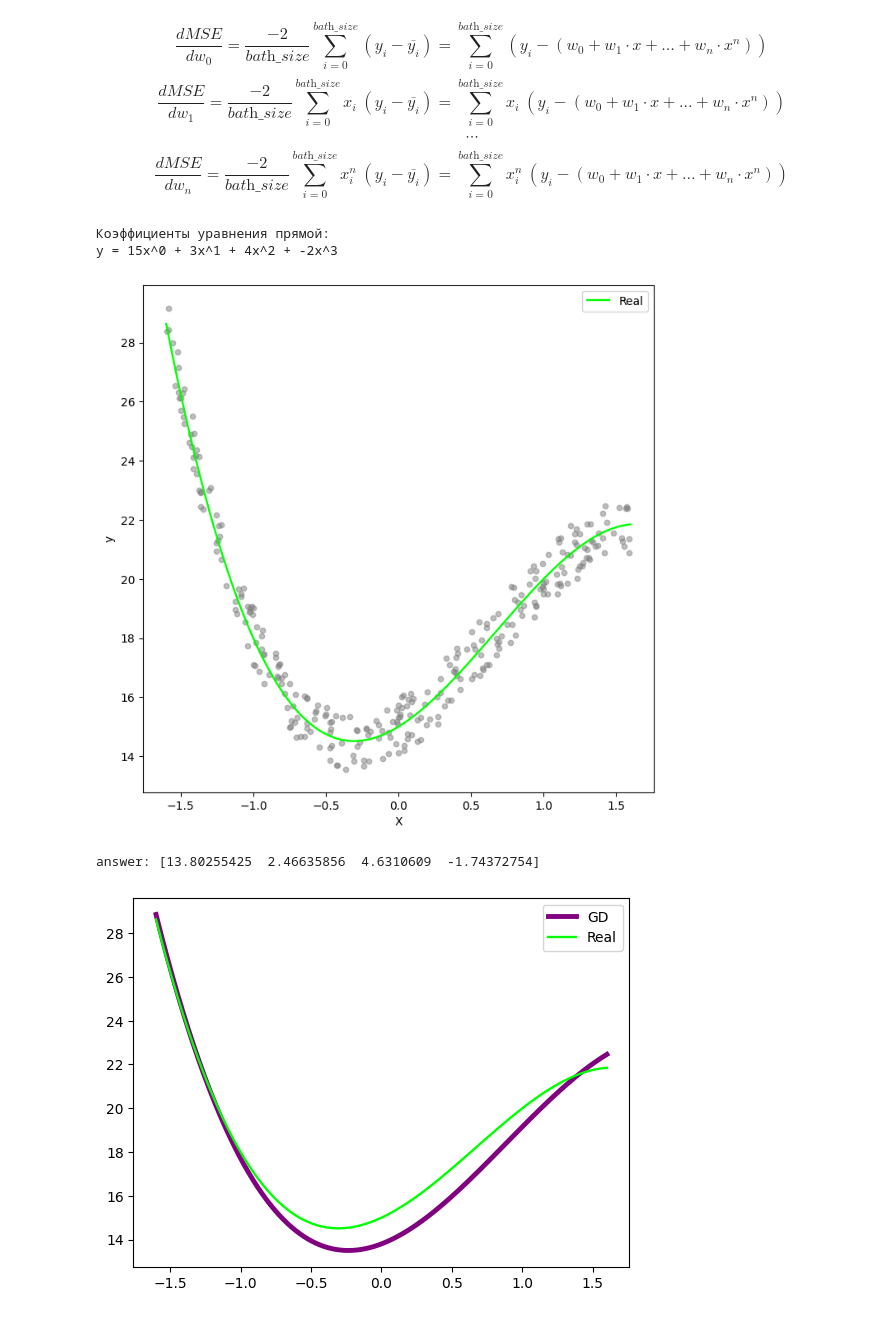
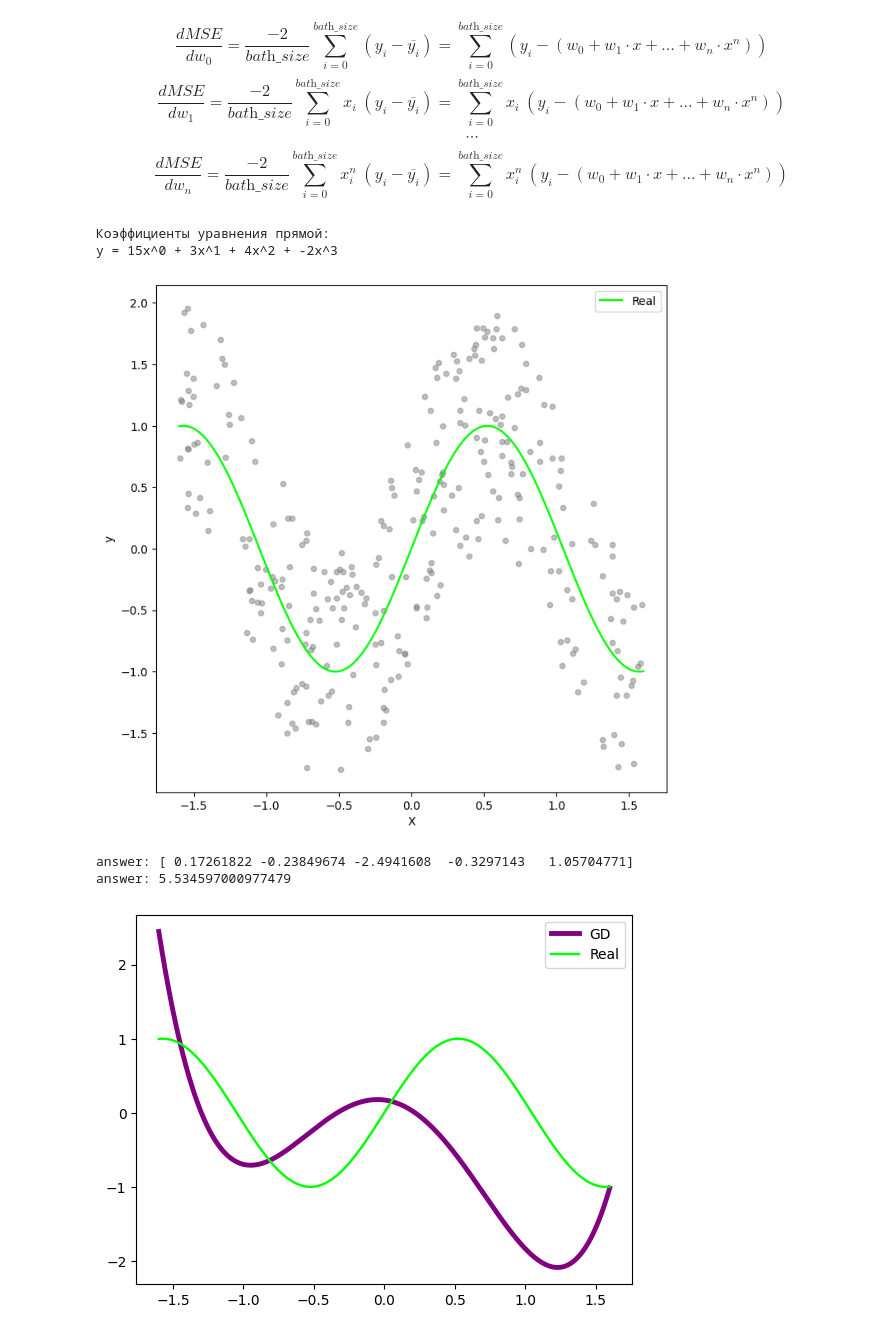
Before and after one commit to trio-at-optimization/optimization-lab2, a Jupyter notebook: AT1_2.ipynb, the cells around one changed output. Drawn from its saved outputs; the diff is of its cells as text; code cells hidden in the pictures.

```diff
--- a/AT1_2.ipynb
+++ b/AT1_2.ipynb
@@ -25,7 +25,7 @@ class stochastic:
         # return mse
 
         y_pred = np.array([self.func(x, w) for x in self.X])
-        return sum((self.y - y_pred) * (self.y - y_pred)) / len(self.y)
+        return sum((self.y - y_pred) * (self.y - y_pred)) / len(self.y) + np.sum(np.abs(w) * self.constant_lambda)
 
     def mse_loss_grad(self, w):
         # print(self.X.shape, self.y.shape)
@@ -50,8 +50,8 @@ class stochastic:
         # grad_mean = np.mean(grad)
         # print(grad_mean)
 
-        constant_lambda = 0.1
-        grad += np.array([np.abs(w[i]) * constant_lambda for i in range(len(w))])
+
+        grad += self.constant_lambda
 
         return grad
 
@@ -59,6 +59,7 @@ class stochastic:
         self.X = X
         self.y = y
         self.batch_size = batch_size
+        self.constant_lambda = 1
 
         if self.batch_size > X.shape[0]:
             self.batch_size = X.shape[0]
@@ -108,9 +109,10 @@ dots_count = 300
 variance = 1
 dist = 1.6
 X = np.linspace(-dist, dist, density)
-Y = np.array([f(x, weights) for x in X])
+# Y = np.array([f(x, weights) for x in X])
+Y = np.array([np.sin(3 * x) for x in X])
 Dataset_X = np.random.rand(dots_count, 1) * 2 * dist - dist
-Dataset_Y = np.array([(f(x, weights) + random.uniform(-1, 1) * variance) for x in Dataset_X])
+Dataset_Y = np.array([(np.sin(3 * x) + random.uniform(-1, 1) * variance) for x in Dataset_X])
 
 # sgd = stochastic(X, Dataset)
 
@@ -136,4 +138,4 @@ plt.show()
 # %% [output]
 Коэффициенты уравнения прямой:
 y = 15x^0 + 3x^1 + 4x^2 + -2x^3
-[figure, old version]
+[figure, new version]
@@ -213,17 +142,18 @@ def polynomial_stochastic_gradient_descent(dots: np.ndarray, batch_size: int, in
 # %%
 bath_size = 50
-degree = len(weights)
+degree = 5
 
 sgd = stochastic(X, Y, batch_size=bath_size)
 result = sgd.gradient_descent(np.zeros(degree, dtype=float), max_epochs=500, initial_lr=0.05, apply_min=True, apply_value=False)
 print(f'answer: {result[-1]}')
-
+print(f'answer: {sgd.mse_loss(result[-1])}')
 Answer_Y = np.array([f(x, result[-1]) for x in X])
 
 plt.plot(X, Answer_Y, label='GD', color='purple', antialiased=True, linewidth=3.5)
 plt.plot(X, Y, label='Real', color='lime', antialiased=True, linewidth=1.7)
 plt.legend()
 plt.show()
 # %% [output]
-answer: [13.80255425  2.46635856  4.6310609  -1.74372754]
+answer: [ 0.17261822 -0.23849674 -2.4941608  -0.3297143   1.05704771]
+answer: 5.534597000977479
-[figure, old version]
+[figure, new version]
```
Also changed, not shown: parts of 1 cell of this notebook, 2 other files.
